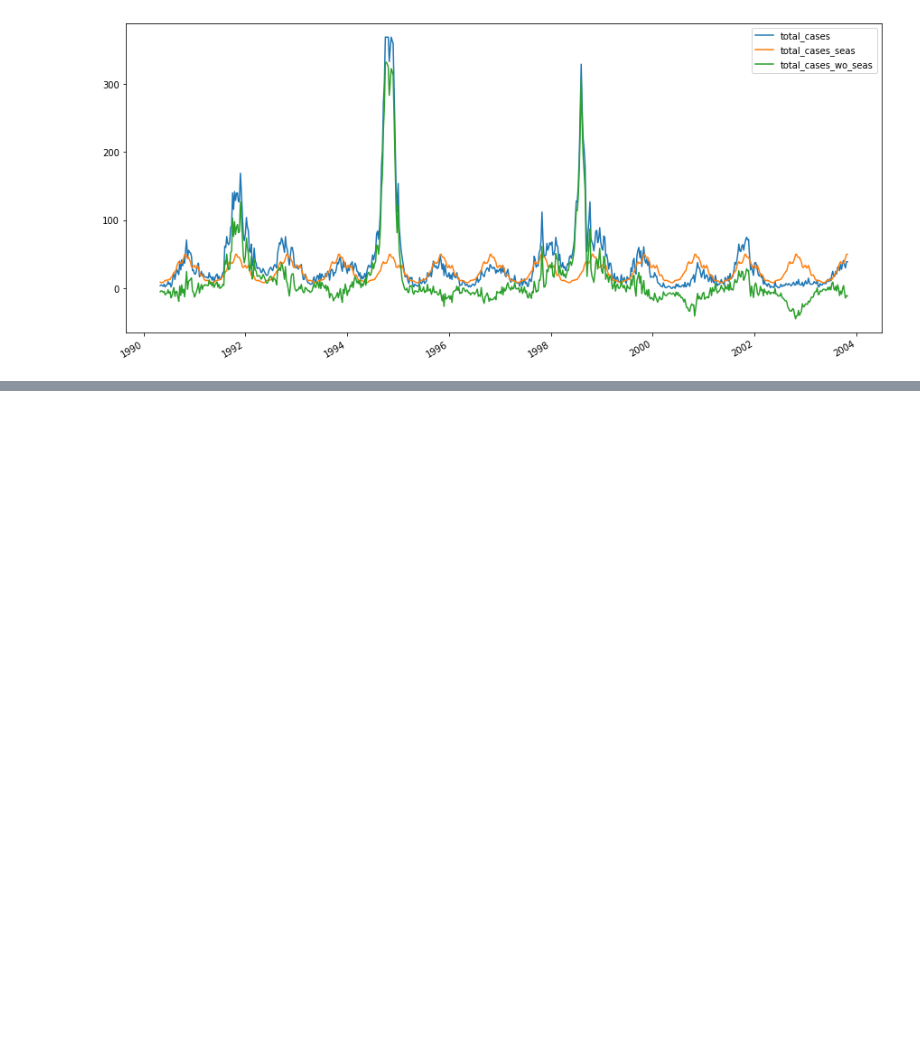
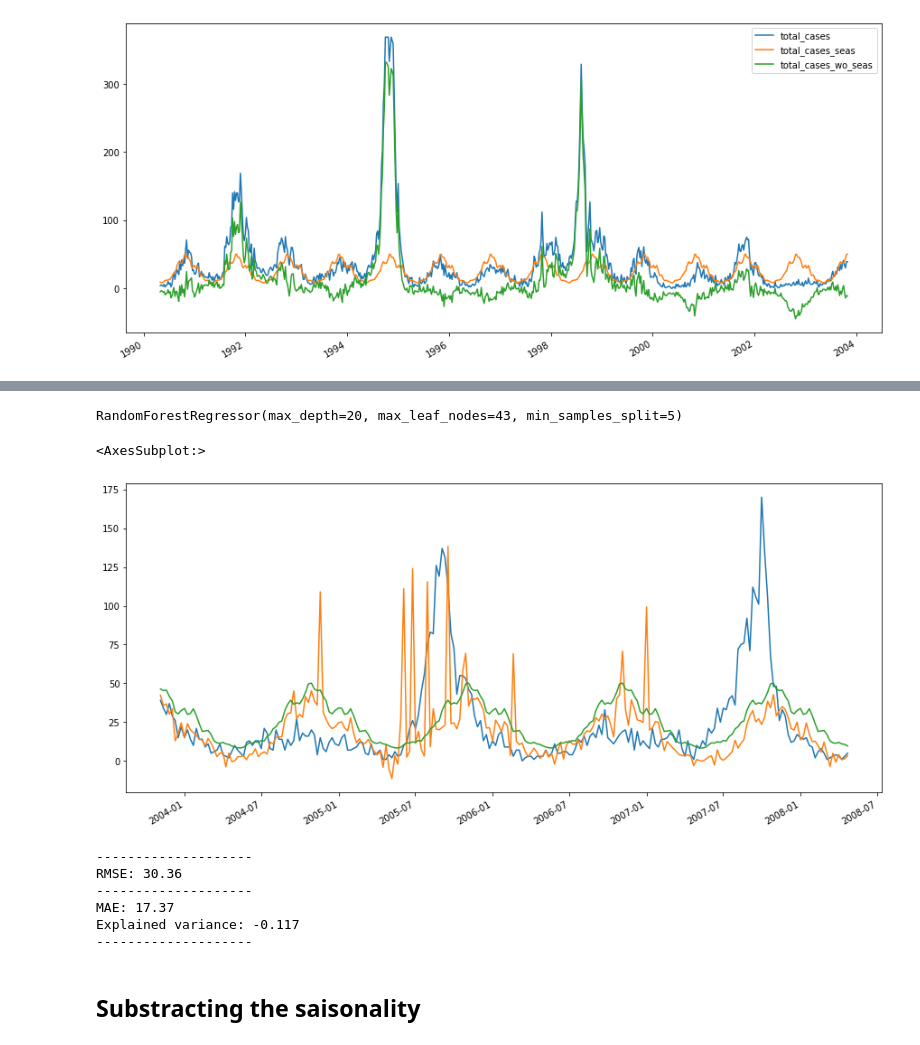
Before and after one commit to Octodon-D/DenguePred, a Jupyter notebook: seasonal_regression.ipynb, the cells around one changed output, grey strips where cells are left out. Cells and saved outputs as stored; diff of their text form; code cells hidden in the pictures; blank space fills up the shorter version.

Commit message:
basic random forest implemented

```diff
--- a/seasonal_regression.ipynb
+++ b/seasonal_regression.ipynb
@@ -213,0 +225,37 @@ dtype: float64
+# %%
+rf = RandomForestRegressor(n_estimators=100,
+                           max_depth=20,
+                           min_samples_split= 5,
+                           max_leaf_nodes= 43,
+)
+# %%
+rf.fit(X_train, y_train)
+# %% [output]
+RandomForestRegressor(max_depth=20, max_leaf_nodes=43, min_samples_split=5)
+# %%
+y_pred = rf.predict(X_test)
+y_pred = pd.Series(y_pred)
+y_pred.index = y_test.index
+# %%
+test_seas_model = seasonality_for_test(sj_train_test, sj_train_train_seas)
+test_seas_model.index = y_test.index
+# test_seas_model
+# %%
+y_pred = y_pred + test_seas_model
+y_test.plot()
+y_pred.plot()
+test_seas_model.plot()
+# %% [output]
+<AxesSubplot:>
+[figure, added]
+# %%
+model_classification(y_test, y_pred)
+# %% [output]
+--------------------
+RMSE: 30.36
+--------------------
+MAE: 17.37
+Explained variance: -0.117
+--------------------
+# %% [markdown]
+## Substracting the saisonality
```
Also changed, not shown: parts of 9 cells of this notebook.
